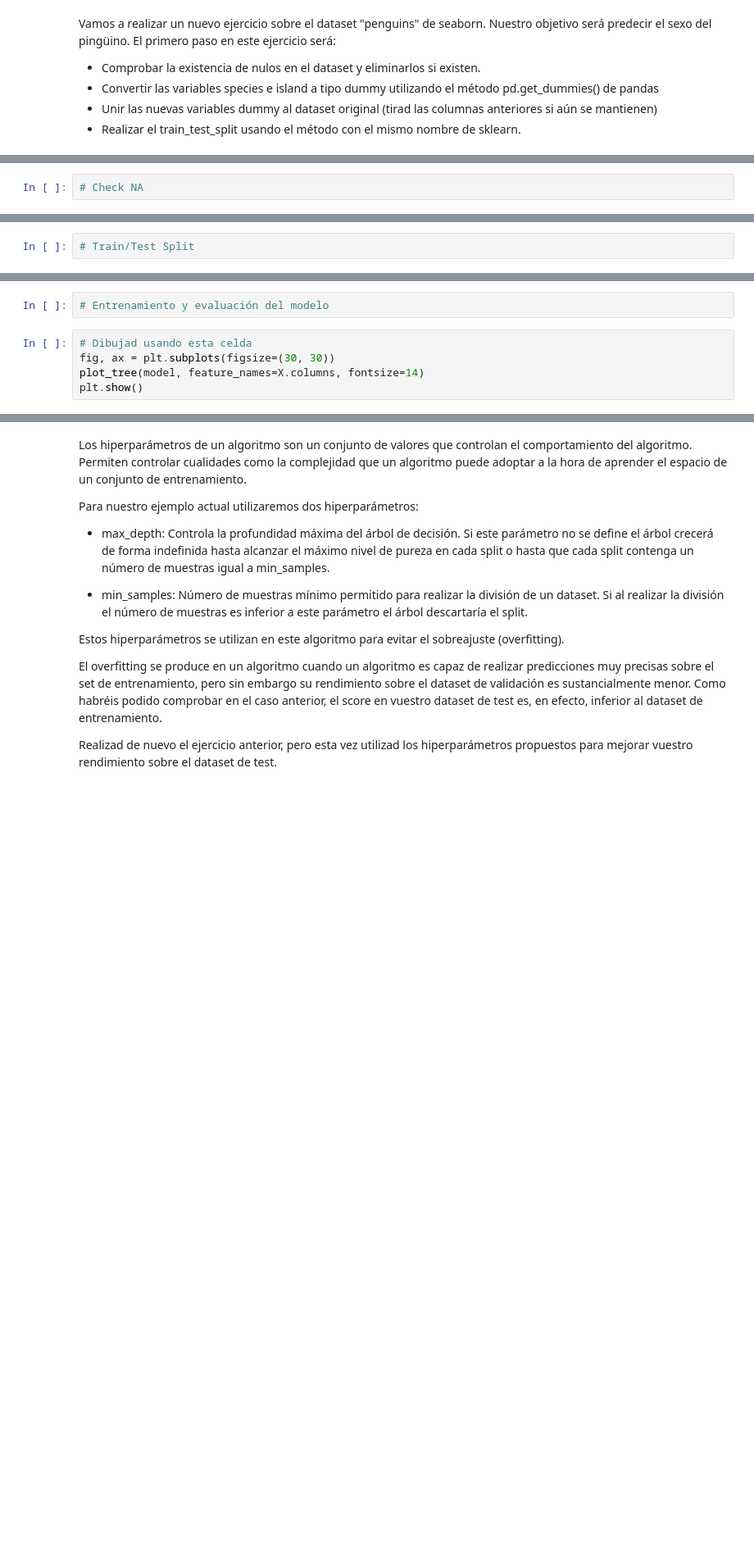
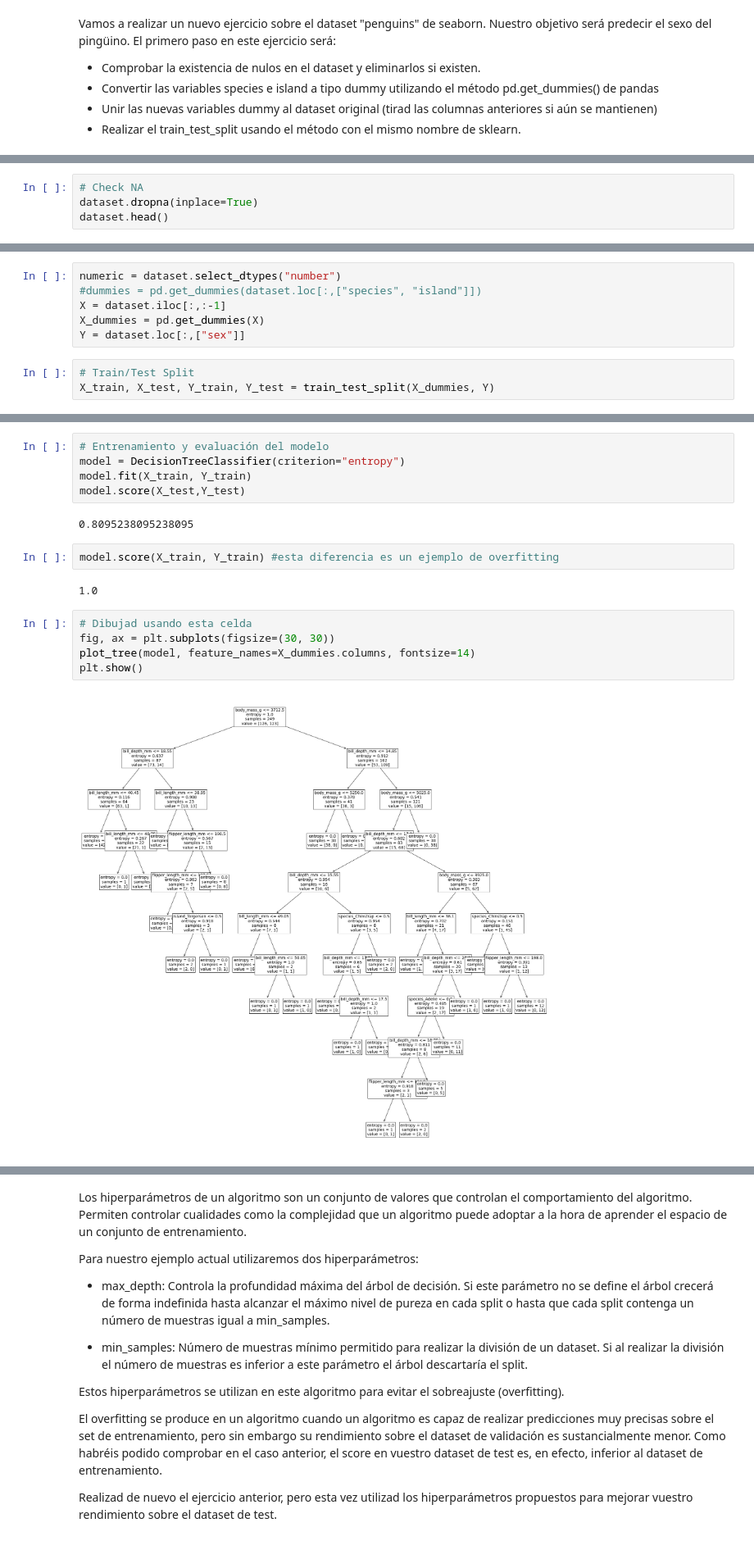
Before and after one commit to AnnaSkrb/IDAL_IA3_Anna, a Jupyter notebook: Copia_de_Decision_trees.ipynb, the cells around one changed output, grey strips where cells are left out. Shown at 82% size. Cells and saved outputs as stored; diff of their text form; blank space fills up the shorter version.

```diff
--- a/Copia_de_Decision_trees.ipynb
+++ b/Copia_de_Decision_trees.ipynb
@@ -192,2 +203,4 @@ dataset = sns.load_dataset("penguins")
 # %%
 # Check NA
+dataset.dropna(inplace=True)
+dataset.head()
@@ -194,2 +214,9 @@ dataset = sns.load_dataset("penguins")
+# %%
+numeric = dataset.select_dtypes("number")
+#dummies = pd.get_dummies(dataset.loc[:,["species", "island"]])
+X = dataset.iloc[:,:-1]
+X_dummies = pd.get_dummies(X)
+Y = dataset.loc[:,["sex"]]
 # %%
 # Train/Test Split
+X_train, X_test, Y_train, Y_test = train_test_split(X_dummies, Y)
@@ -196,10 +255,21 @@ dataset = sns.load_dataset("penguins")
 # %%
 # Entrenamiento y evaluación del modelo
+model = DecisionTreeClassifier(criterion="entropy")
+model.fit(X_train, Y_train)
+model.score(X_test,Y_test)
+# %% [output]
+0.8095238095238095
+# %%
+model.score(X_train, Y_train) #esta diferencia es un ejemplo de overfitting
+# %% [output]
+1.0
 # %%
 # Dibujad usando esta celda
 fig, ax = plt.subplots(figsize=(30, 30))
-plot_tree(model, feature_names=X.columns, fontsize=14)
+plot_tree(model, feature_names=X_dummies.columns, fontsize=14)
 plt.show()
+# %% [output]
+[figure, added]
 # %% [markdown]
 ![ML_7.png](embedded-picture-1)
 # %% [markdown]
```
Also changed, not shown: parts of 13 cells of this notebook.
